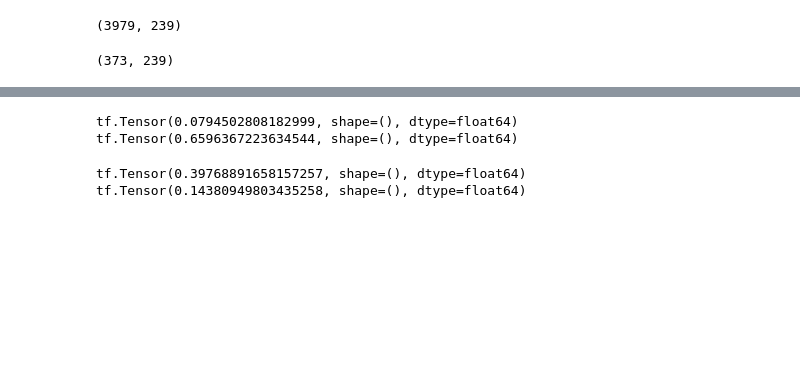
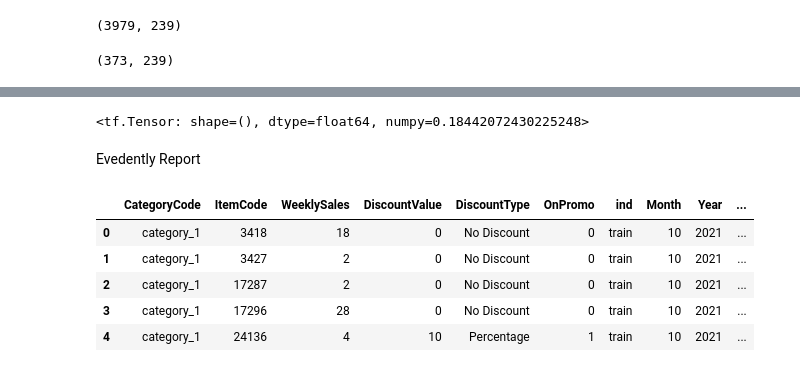
Before and after one commit to Sachini007/Data-Storm-3.0, a Jupyter notebook: Semi_Finals_05_03_22/FeatureEngineering.ipynb, the cells around one changed output, grey strips where cells are left out. Saved outputs shown, nothing was run; the diff lists cells and outputs as text; code cells hidden in the pictures; blank space fills up the shorter version.

Commit message:
Models and evidently Report

```diff
--- a/Semi_Finals_05_03_22/FeatureEngineering.ipynb
+++ b/Semi_Finals_05_03_22/FeatureEngineering.ipynb
@@ -427,12 +552,19 @@ def overforecast(ground_truth, predictions):
-# %%
-print(underforcast(Y_valid, y_pred_buff))
-print(overforecast(Y_valid, y_pred_buff))
-# %% [output]
-tf.Tensor(0.0794502808182999, shape=(), dtype=float64)
-tf.Tensor(0.6596367223634544, shape=(), dtype=float64)
-# %%
-print(underforcast(Y_valid, Y_pred))
-print(overforecast(Y_valid, Y_pred))
-# %% [output]
-tf.Tensor(0.39768891658157257, shape=(), dtype=float64)
-tf.Tensor(0.14380949803435258, shape=(), dtype=float64)
+# %%
+use(Y_valid,Y_pred_3)
+# %% [output]
+<tf.Tensor: shape=(), dtype=float64, numpy=0.18442072430225248>
+# %% [markdown]
+Evedently Report
+# %%
+train_f = pd.read_csv('/content/drive/MyDrive/Data-Storm-3.0/Semi/train.csv')
+test_f = pd.read_csv('/content/drive/MyDrive/Data-Storm-3.0/Semi/test.csv')
+val_f = pd.read_csv('/content/drive/MyDrive/Data-Storm-3.0/Semi/val.csv')
+# %%
+train_f.head()
+# %% [output]
+|  | CategoryCode | ItemCode | WeeklySales | DiscountValue | DiscountType | OnPromo | ind | Month | Year | ... |
+| 0 | category_1 | 3418 | 18 | 0 | No Discount | 0 | train | 10 | 2021 | ... |
+| 1 | category_1 | 3427 | 2 | 0 | No Discount | 0 | train | 10 | 2021 | ... |
+| 2 | category_1 | 17287 | 2 | 0 | No Discount | 0 | train | 10 | 2021 | ... |
+| 3 | category_1 | 17296 | 28 | 0 | No Discount | 0 | train | 10 | 2021 | ... |
+| 4 | category_1 | 24136 | 4 | 10 | Percentage | 1 | train | 10 | 2021 | ... |
```
Also changed, not shown: parts of 67 cells of this notebook.
